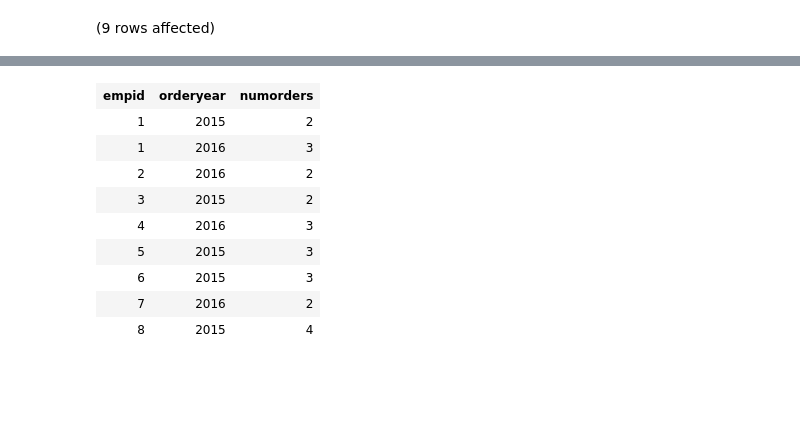
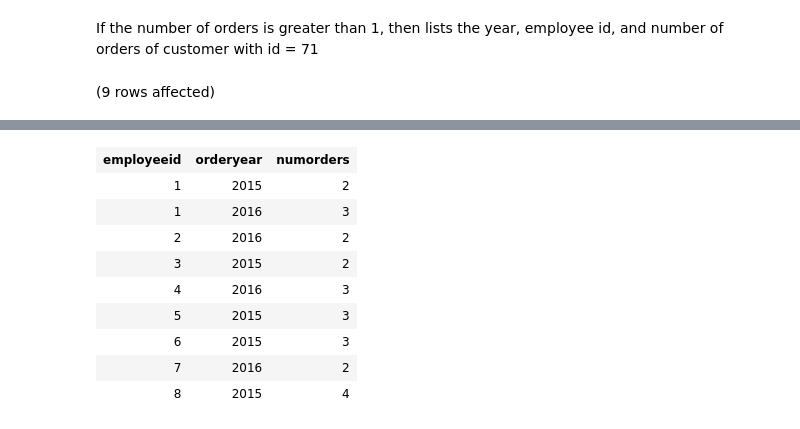
Before and after one commit to coreyalmon/DatabaseSystems, a Jupyter notebook: DatabaseNotebooks/homework1.ipynb, the cells around one changed output, grey strips where cells are left out. Drawn from its saved outputs; the diff is of its cells as text; code cells hidden in the pictures; blank space fills up the shorter version.

```diff
--- a/DatabaseNotebooks/homework1.ipynb
+++ b/DatabaseNotebooks/homework1.ipynb
@@ -1,16 +1,13 @@
+# %% [markdown]
+If the number of orders is greater than 1, then lists the year, employee id, and number of orders of customer with id = 71
 # %%
----------------------------------------------------------------------
--- Elements of the SELECT Statement
----------------------------------------------------------------------
+USE Northwinds2022TSQLV7;
 
--- Listing 2-1: Sample Query
-USE TSQLV4;
-
-SELECT empid, YEAR(orderdate) AS orderyear, COUNT(*) AS numorders
-FROM Sales.Orders
-WHERE custid = 71
-GROUP BY empid, YEAR(orderdate)
+SELECT employeeid, YEAR(orderdate) AS orderyear, COUNT(*) AS numorders
+FROM Sales.[Order]
+WHERE customerid = 71
+GROUP BY employeeid, YEAR(orderdate)
 HAVING COUNT(*) > 1
-ORDER BY empid, orderyear;
+ORDER BY employeeid, orderyear;
 # %% [output]
 (9 rows affected)
@@ -18,4 +15,4 @@ Total execution time: 00:00:00.078
-| empid | orderyear | numorders |
+| employeeid | orderyear | numorders |
 | 1 | 2015 | 2 |
 | 1 | 2016 | 3 |
 | 2 | 2016 | 2 |
```
Also changed, not shown: parts of 3 cells of this notebook.
